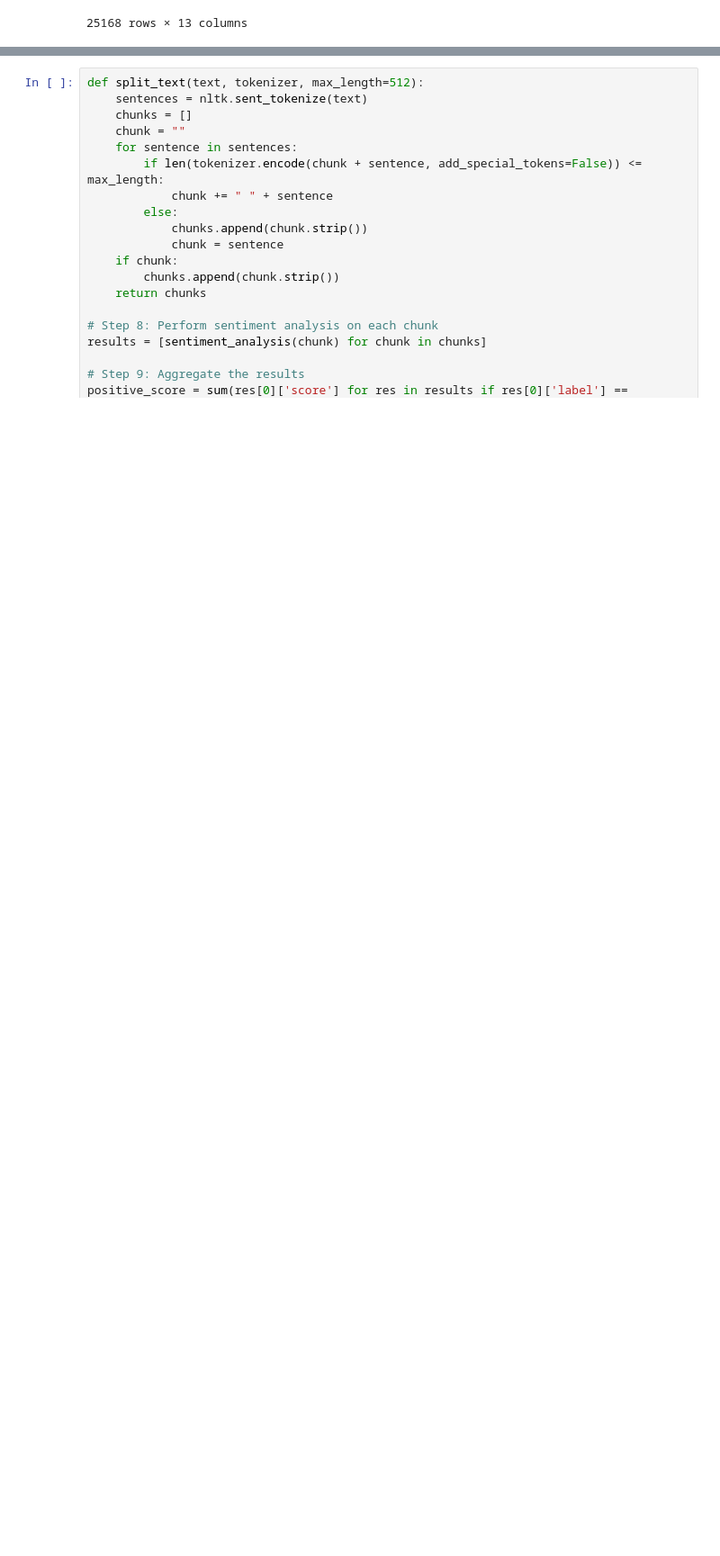
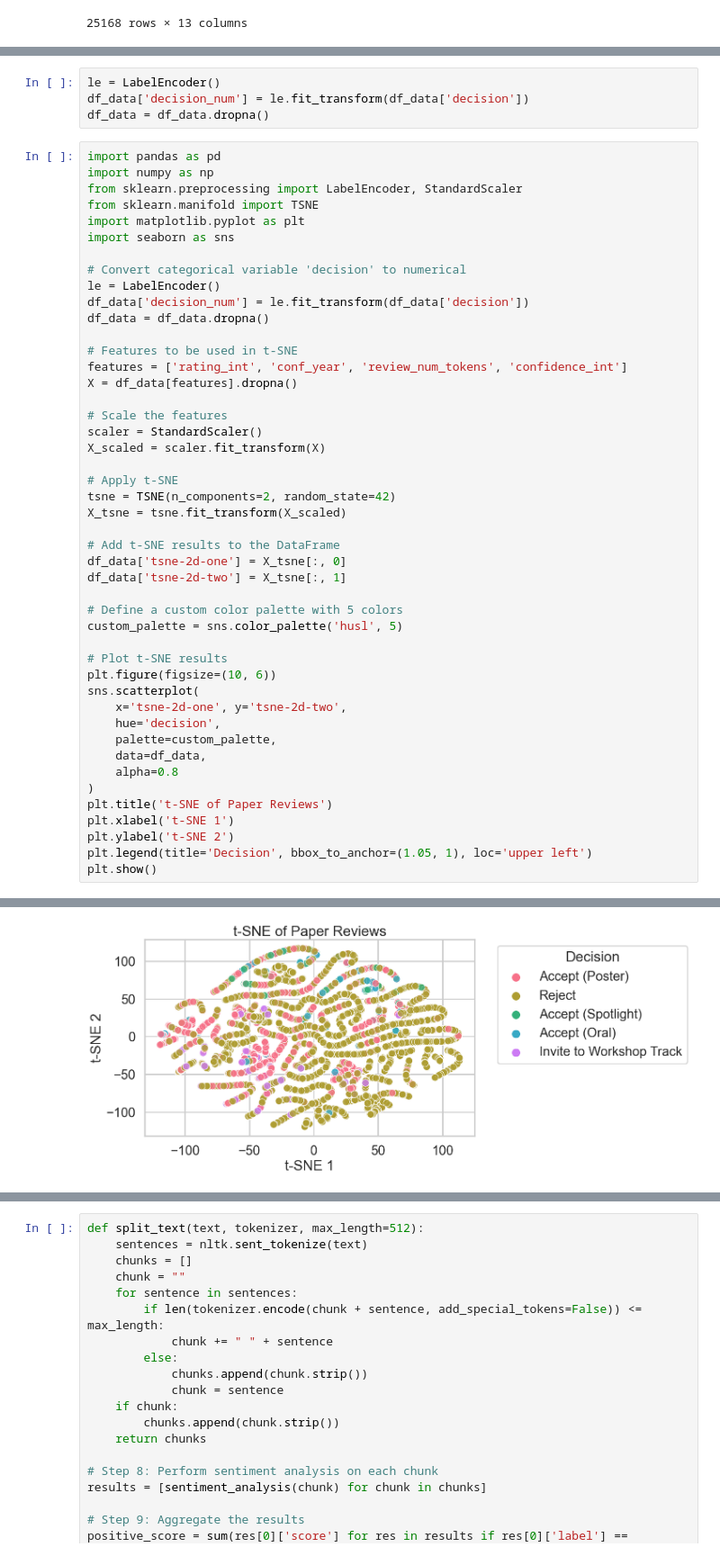
Before and after one commit to raymondEDS/data_science_class, a Jupyter notebook: Class_8/Sentiment_analysis.ipynb, the cells around one changed output, grey strips where cells are left out. Shown at 90% size. Cells and saved outputs as stored; diff of their text form; blank space fills up the shorter version.

```diff
--- a/Class_8/Sentiment_analysis.ipynb
+++ b/Class_8/Sentiment_analysis.ipynb
@@ -58,0 +72,51 @@ df_data
+# %%
+le = LabelEncoder()
+df_data['decision_num'] = le.fit_transform(df_data['decision'])
+df_data = df_data.dropna()
+# %%
+import pandas as pd
+import numpy as np
+from sklearn.preprocessing import LabelEncoder, StandardScaler
+from sklearn.manifold import TSNE
+import matplotlib.pyplot as plt
+import seaborn as sns
+
+# Convert categorical variable 'decision' to numerical
+le = LabelEncoder()
+df_data['decision_num'] = le.fit_transform(df_data['decision'])
+df_data = df_data.dropna()
+
+# Features to be used in t-SNE
+features = ['rating_int', 'conf_year', 'review_num_tokens', 'confidence_int']
+X = df_data[features].dropna()
+
+# Scale the features
+scaler = StandardScaler()
+X_scaled = scaler.fit_transform(X)
+
+# Apply t-SNE
+tsne = TSNE(n_components=2, random_state=42)
+X_tsne = tsne.fit_transform(X_scaled)
+
+# Add t-SNE results to the DataFrame
+df_data['tsne-2d-one'] = X_tsne[:, 0]
+df_data['tsne-2d-two'] = X_tsne[:, 1]
+
+# Define a custom color palette with 5 colors
+custom_palette = sns.color_palette('husl', 5)
+
+# Plot t-SNE results
+plt.figure(figsize=(10, 6))
+sns.scatterplot(
+    x='tsne-2d-one', y='tsne-2d-two',
+    hue='decision',
+    palette=custom_palette,
+    data=df_data,
+    alpha=0.8
+)
+plt.title('t-SNE of Paper Reviews')
+plt.xlabel('t-SNE 1')
+plt.ylabel('t-SNE 2')
+plt.legend(title='Decision', bbox_to_anchor=(1.05, 1), loc='upper left')
+plt.show()
+# %% [output]
@@ -58,0 +128 @@ df_data
+[figure, added]
```
Also changed, not shown: parts of 7 cells of this notebook, 1 other file.
